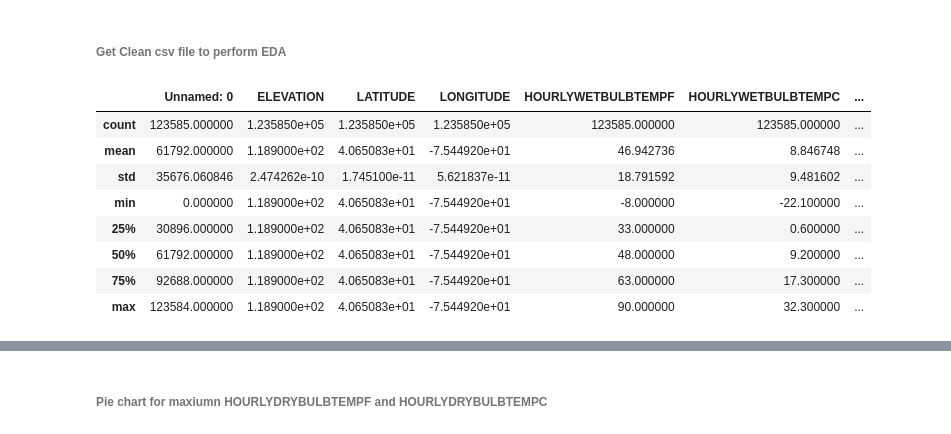
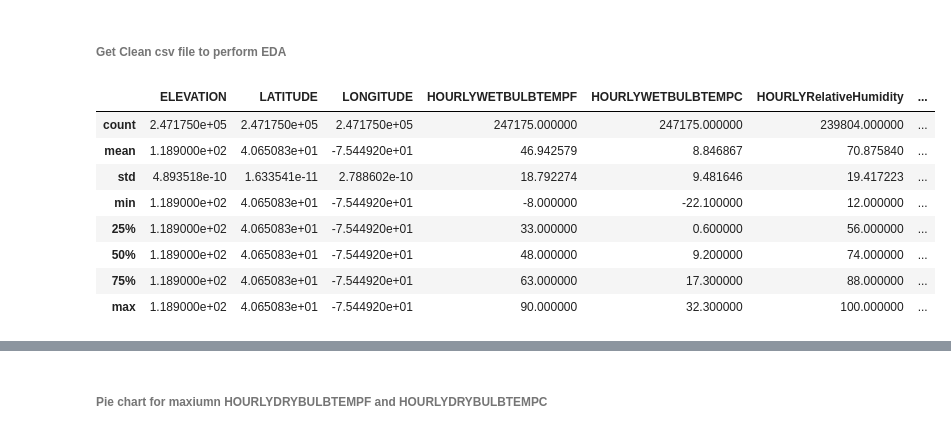
Before and after one commit to joshisn26/ADS_assignment1, a Jupyter notebook: Clean_Data/cleanDataEDA.ipynb, the cells around one changed output, grey strips where cells are left out. Drawn from its saved outputs; the diff is of its cells as text; code cells hidden in the pictures.

```diff
--- a/Clean_Data/cleanDataEDA.ipynb
+++ b/Clean_Data/cleanDataEDA.ipynb
@@ -3,28 +3,28 @@
 # %%
 import pandas as pd
 from pandas import DataFrame
 import numpy as np
 import matplotlib.ticker as ticker
 import matplotlib.pyplot as plt
 import os
 from datetime import datetime
 from pylab import *
-import datetime
+import datetime as dt
 
-
-file_path = os.getcwd() + '/Clean.csv'
+d = dt.date.today()
+file_path = os.getcwd() + '\PA_' +'{:%d%m%y}'.format(d) +'_WBAN_14737_clean.csv'
 data = pd.read_csv(file_path)
 data.describe()
 # %% [output]
-|  | Unnamed: 0 | ELEVATION | LATITUDE | LONGITUDE | HOURLYWETBULBTEMPF | HOURLYWETBULBTEMPC | ... |
-| count | 123585.000000 | 1.235850e+05 | 1.235850e+05 | 1.235850e+05 | 123585.000000 | 123585.000000 | ... |
-| mean | 61792.000000 | 1.189000e+02 | 4.065083e+01 | -7.544920e+01 | 46.942736 | 8.846748 | ... |
-| std | 35676.060846 | 2.474262e-10 | 1.745100e-11 | 5.621837e-11 | 18.791592 | 9.481602 | ... |
-| min | 0.000000 | 1.189000e+02 | 4.065083e+01 | -7.544920e+01 | -8.000000 | -22.100000 | ... |
-| 25% | 30896.000000 | 1.189000e+02 | 4.065083e+01 | -7.544920e+01 | 33.000000 | 0.600000 | ... |
-| 50% | 61792.000000 | 1.189000e+02 | 4.065083e+01 | -7.544920e+01 | 48.000000 | 9.200000 | ... |
-| 75% | 92688.000000 | 1.189000e+02 | 4.065083e+01 | -7.544920e+01 | 63.000000 | 17.300000 | ... |
-| max | 123584.000000 | 1.189000e+02 | 4.065083e+01 | -7.544920e+01 | 90.000000 | 32.300000 | ... |
+|  | ELEVATION | LATITUDE | LONGITUDE | HOURLYWETBULBTEMPF | HOURLYWETBULBTEMPC | HOURLYRelativeHumidity | ... |
+| count | 2.471750e+05 | 2.471750e+05 | 2.471750e+05 | 247175.000000 | 247175.000000 | 239804.000000 | ... |
+| mean | 1.189000e+02 | 4.065083e+01 | -7.544920e+01 | 46.942579 | 8.846867 | 70.875840 | ... |
+| std | 4.893518e-10 | 1.633541e-11 | 2.788602e-10 | 18.792274 | 9.481646 | 19.417223 | ... |
+| min | 1.189000e+02 | 4.065083e+01 | -7.544920e+01 | -8.000000 | -22.100000 | 12.000000 | ... |
+| 25% | 1.189000e+02 | 4.065083e+01 | -7.544920e+01 | 33.000000 | 0.600000 | 56.000000 | ... |
+| 50% | 1.189000e+02 | 4.065083e+01 | -7.544920e+01 | 48.000000 | 9.200000 | 74.000000 | ... |
+| 75% | 1.189000e+02 | 4.065083e+01 | -7.544920e+01 | 63.000000 | 17.300000 | 88.000000 | ... |
+| max | 1.189000e+02 | 4.065083e+01 | -7.544920e+01 | 90.000000 | 32.300000 | 100.000000 | ... |
 # %%
 data['DATE'] = pd.to_datetime(data['DATE'])
 # %%
```
Also changed, not shown: parts of 7 cells of this notebook, 10 other files.
